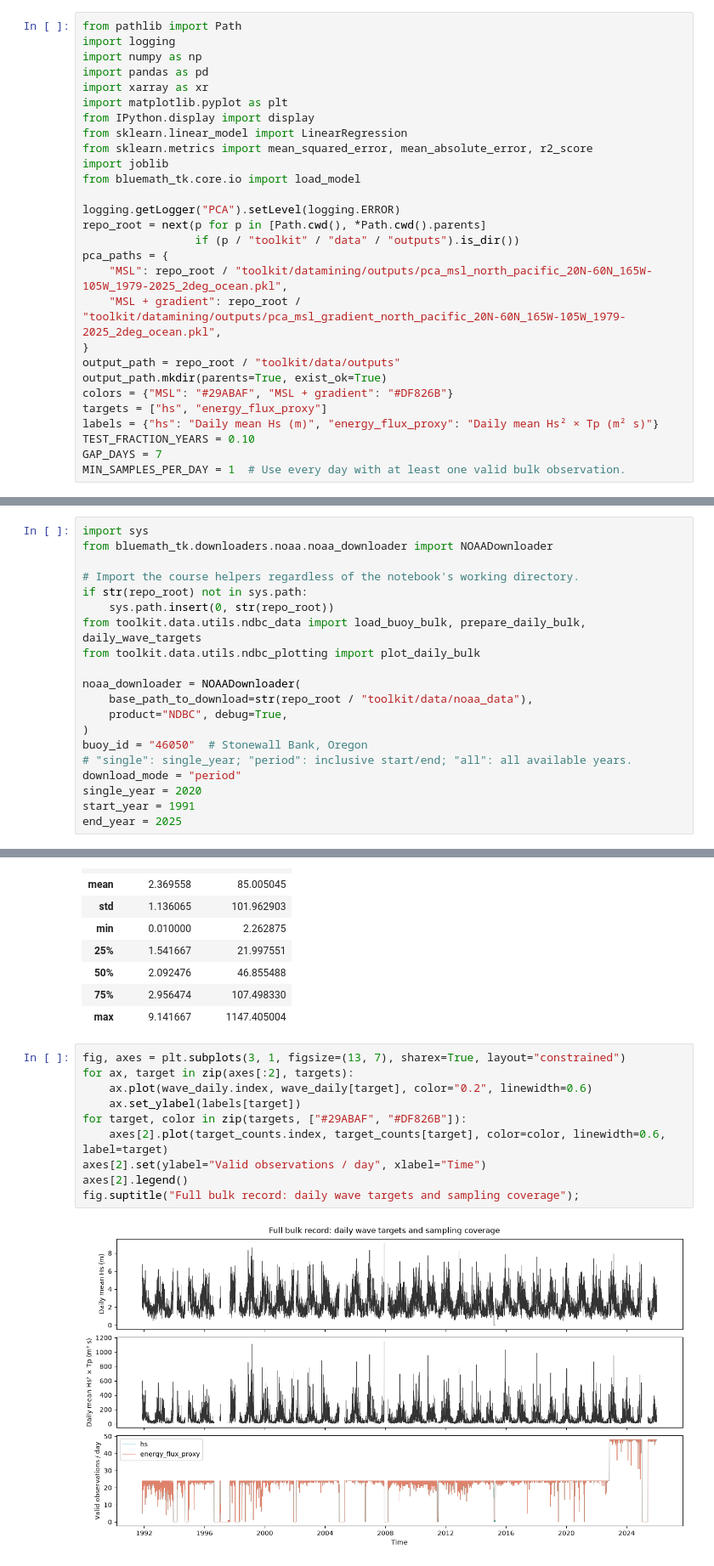
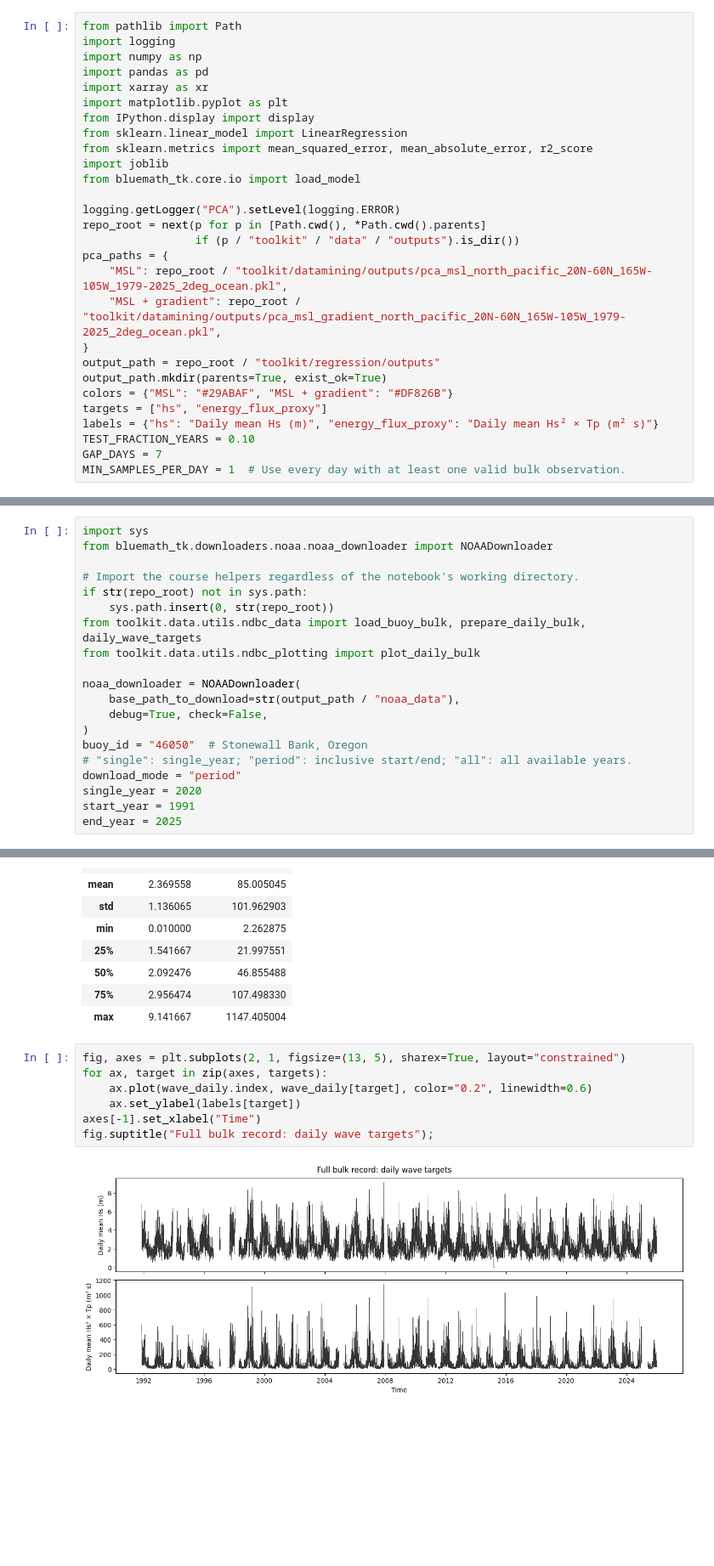
Before and after one commit to GeoOcean/BlueMath_Course_Corvallis, a Jupyter notebook: toolkit/regression/waves_regression.ipynb, the cells around one changed output, grey strips where cells are left out. Shown at 85% size. Cells and saved outputs as stored; diff of their text form; blank space fills up the shorter version.

Commit message:
update buoy data use

```diff
--- a/toolkit/regression/waves_regression.ipynb
+++ b/toolkit/regression/waves_regression.ipynb
@@ -32,7 +32,7 @@ pca_paths = {
     "MSL": repo_root / "toolkit/datamining/outputs/pca_msl_north_pacific_20N-60N_165W-105W_1979-2025_2deg_ocean.pkl",
     "MSL + gradient": repo_root / "toolkit/datamining/outputs/pca_msl_gradient_north_pacific_20N-60N_165W-105W_1979-2025_2deg_ocean.pkl",
 }
-output_path = repo_root / "toolkit/data/outputs"
+output_path = repo_root / "toolkit/regression/outputs"
 output_path.mkdir(parents=True, exist_ok=True)
 colors = {"MSL": "#29ABAF", "MSL + gradient": "#DF826B"}
 targets = ["hs", "energy_flux_proxy"]
@@ -57,8 +57,8 @@ from toolkit.data.utils.ndbc_data import load_buoy_bulk, prepare_daily_bulk, dai
 from toolkit.data.utils.ndbc_plotting import plot_daily_bulk
 
 noaa_downloader = NOAADownloader(
-    base_path_to_download=str(repo_root / "toolkit/data/noaa_data"),
-    product="NDBC", debug=True,
+    base_path_to_download=str(output_path / "noaa_data"),
+    debug=True, check=False,
 )
 buoy_id = "46050"  # Stonewall Bank, Oregon
 # "single": single_year; "period": inclusive start/end; "all": all available years.
@@ -161,17 +161,14 @@ Valid paired days before PCA alignment: 11,338
 | 75% | 2.956474 | 107.498330 |
 | max | 9.141667 | 1147.405004 |
 # %%
-fig, axes = plt.subplots(3, 1, figsize=(13, 7), sharex=True, layout="constrained")
-for ax, target in zip(axes[:2], targets):
+fig, axes = plt.subplots(2, 1, figsize=(13, 5), sharex=True, layout="constrained")
+for ax, target in zip(axes, targets):
     ax.plot(wave_daily.index, wave_daily[target], color="0.2", linewidth=0.6)
     ax.set_ylabel(labels[target])
-for target, color in zip(targets, ["#29ABAF", "#DF826B"]):
-    axes[2].plot(target_counts.index, target_counts[target], color=color, linewidth=0.6, label=target)
-axes[2].set(ylabel="Valid observations / day", xlabel="Time")
-axes[2].legend()
-fig.suptitle("Full bulk record: daily wave targets and sampling coverage");
+axes[-1].set_xlabel("Time")
+fig.suptitle("Full bulk record: daily wave targets");
 # %% [output]
-[figure, old version]
+[figure, new version]
 # %% [markdown]
 ## 3. Align the entire record and reserve the latest years for evaluation
 
```
Also changed, not shown: parts of 13 cells of this notebook, 3 other files.
